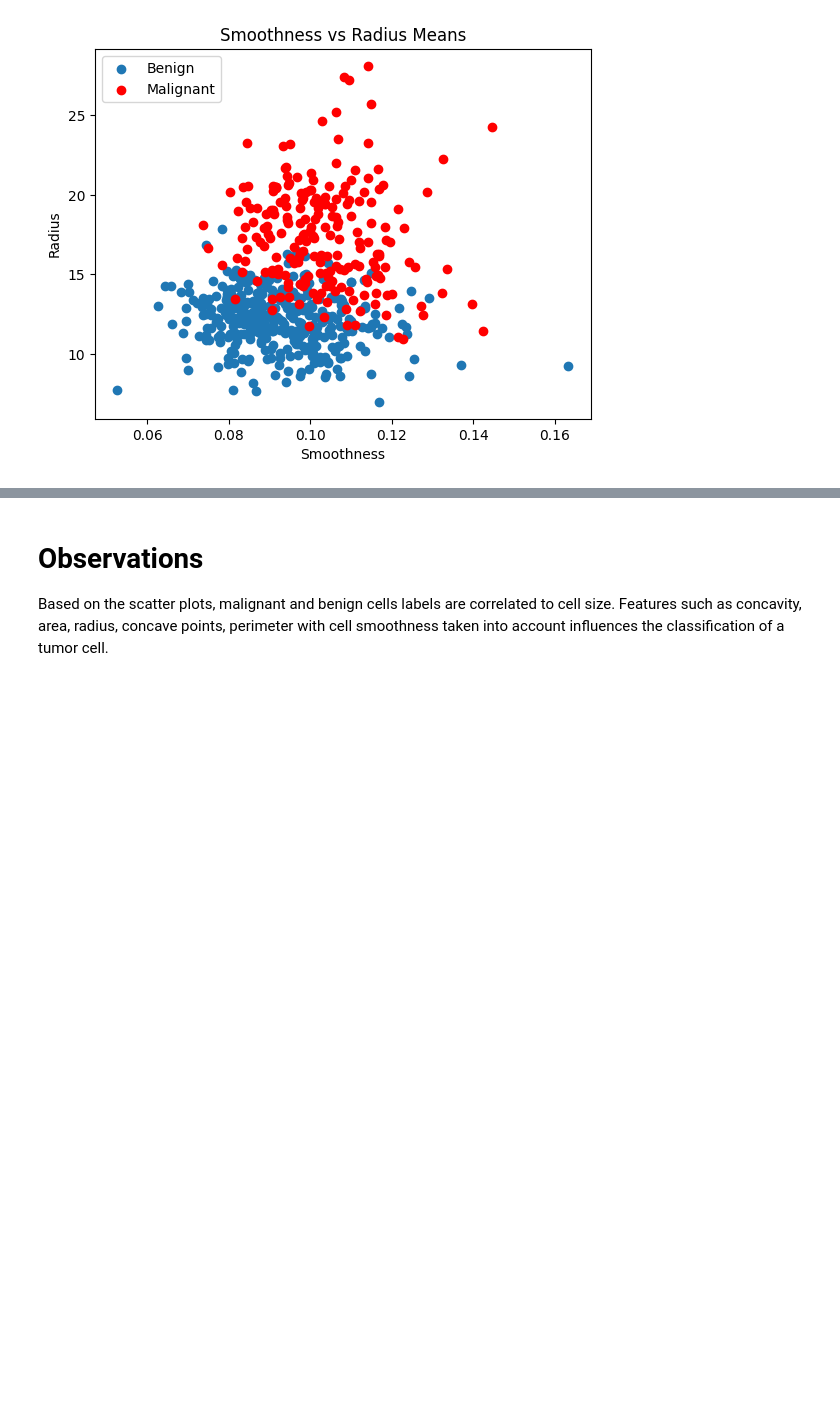
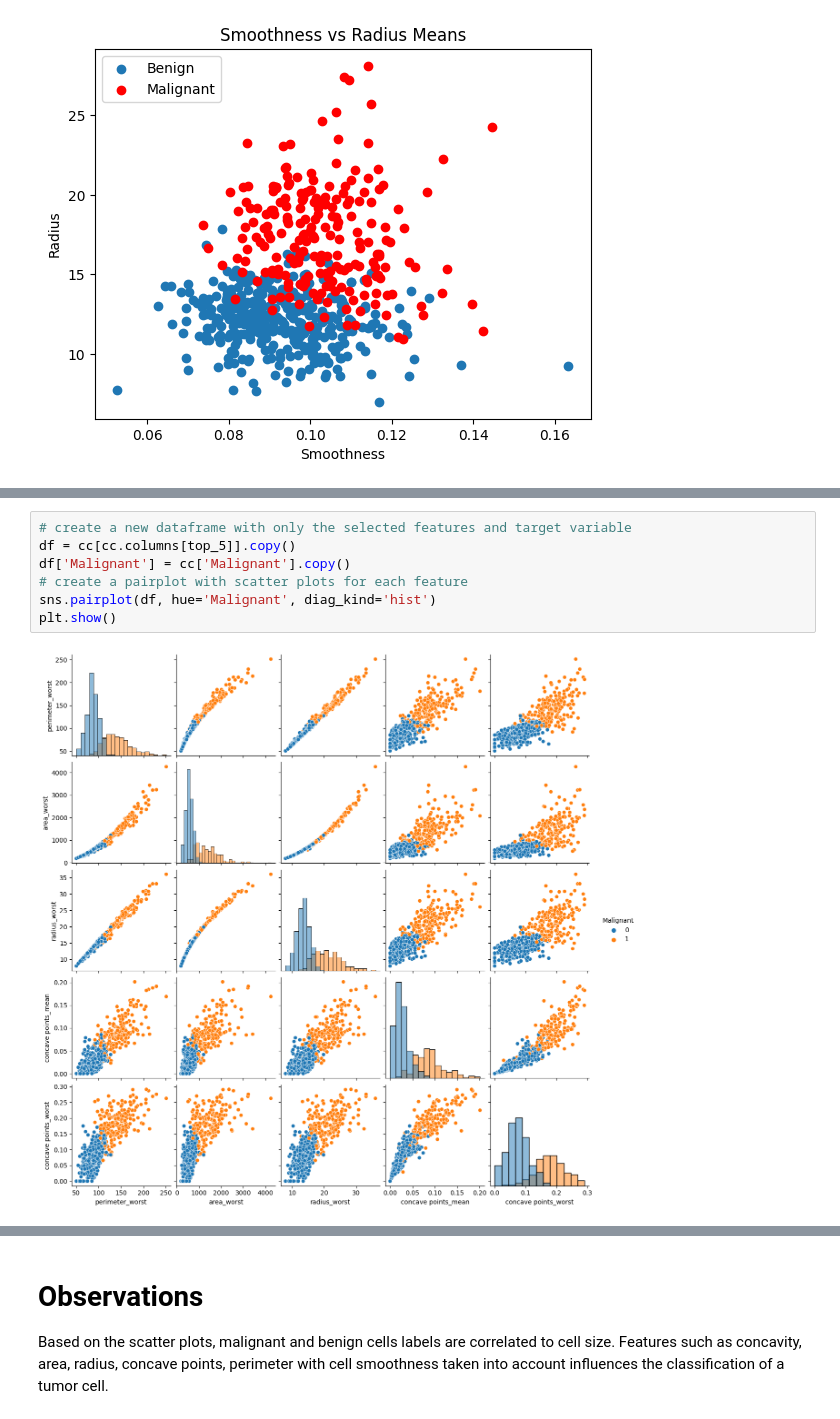
Before and after one commit to AR615598/Classifying_Cancer_Cells, a Jupyter notebook: cancer_cell_classification.ipynb, the cells around one changed output, grey strips where cells are left out. Saved outputs shown, nothing was run; the diff lists cells and outputs as text; blank space fills up the shorter version.

```diff
--- a/cancer_cell_classification.ipynb
+++ b/cancer_cell_classification.ipynb
@@ -438,0 +468,9 @@ plt.show()
+# %%
+# create a new dataframe with only the selected features and target variable
+df = cc[cc.columns[top_5]].copy()
+df['Malignant'] = cc['Malignant'].copy()
+# create a pairplot with scatter plots for each feature
+sns.pairplot(df, hue='Malignant', diag_kind='hist')
+plt.show()
+# %% [output]
+[figure, added]
```
Also changed, not shown: parts of 21 cells of this notebook.
